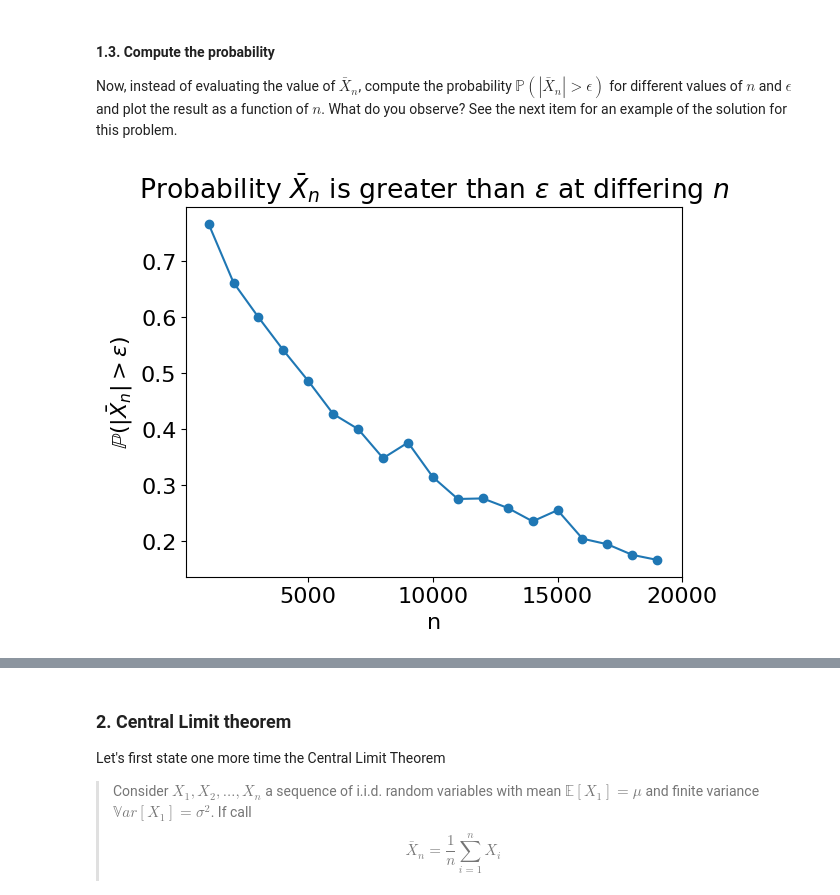
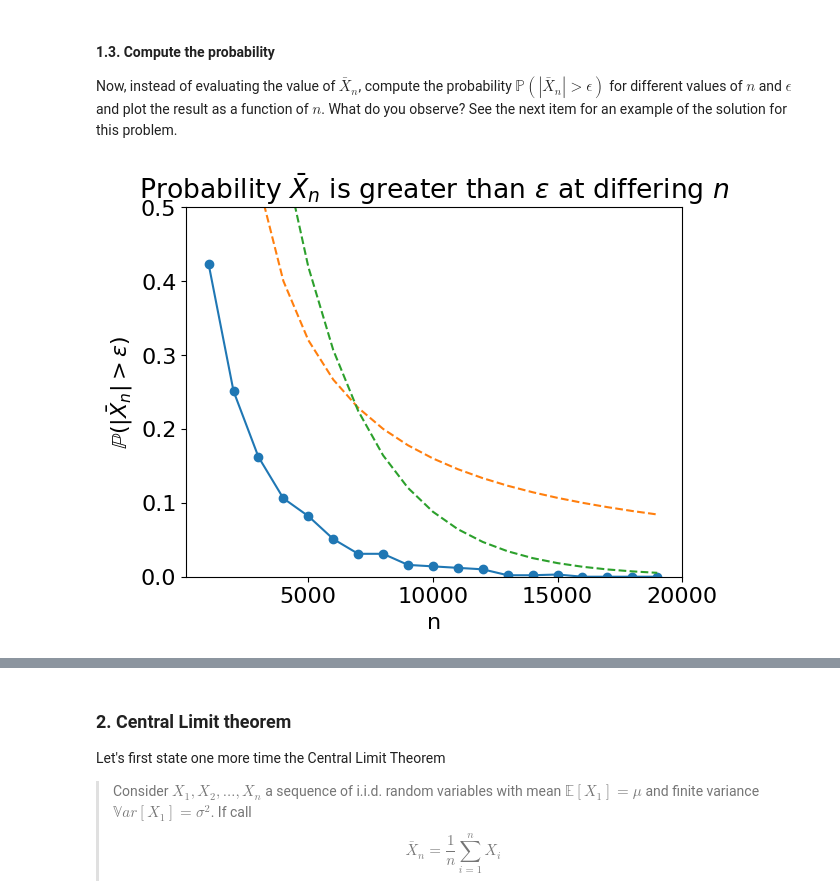
Before and after one commit to UCB-stat-201a-fall23/project02-SorenRajani, a Jupyter notebook: Project02-Concentration.ipynb, the cells around one changed output, grey strips where cells are left out. Drawn from its saved outputs; the diff is of its cells as text; code cells hidden in the pictures.

Commit message:
added graphs

```diff
--- a/Project02-Concentration.ipynb
+++ b/Project02-Concentration.ipynb
@@ -111,24 +111,42 @@ plt.show()
 
 Now, instead of evaluating the value of $\bar X_n$, compute the probability $\mathbb P \left( | \bar X_n | > \epsilon \right)$ for different values of $n$ and $\epsilon$ and plot the result as a function of $n$. What do you observe? See the next item for an example of the solution for this problem.
 # %%
+# Initial Paramterts
 n_all = np.arange(1000,20_000,1000)
 n_sim = 1000
+epsi = 0.025
+
+# Define functions to get bounds
+def get_chernoff_bound(epsilon,n):
+    return 2 * np.exp( -(n * (epsilon**2)/2))
+
+def get_chebyshev_bound(epsilon,n):
+    return 1/(n*(epsilon**2))
+
+# Create lists to add values to
 probs = []
+chebyshev = []
+chernoff = []
 
 # Generate a sample then find the empirical probability it is out of bounds
 for n in n_all:
     many_sample_means = np.mean(np.random.normal(loc=0.0, scale=1.0, size=(n, n_sim)), axis=0)
-    p = np.mean(abs(many_sample_means) > 0.01)
+    p = np.mean(abs(many_sample_means) > epsi)
+    chebyshev.append(get_chebyshev_bound(epsi,n))
+    chernoff.append(get_chernoff_bound(epsi, n ))
     probs.append(p)
 
 plt.plot(n_all,probs,'-o')
+plt.plot(n_all,chebyshev,'--')
+plt.plot(n_all,chernoff,'--')
+plt.ylim(0,0.5)
 plt.ylabel(r'$\mathbb{P}(|\bar{X}_n|>\epsilon)$')
 plt.xticks([5000,10000,15000,20000])
 plt.xlabel('n')
 plt.title(r'Probability $\bar{X}_n$ is greater than $\epsilon$ at differing $n$')
 plt.show()
 # %% [output]
-[figure, old version]
+[figure, new version]
 # %% [markdown]
 #### 1.4. Concentration bounds
 
```
Also changed, not shown: parts of 3 cells of this notebook.
